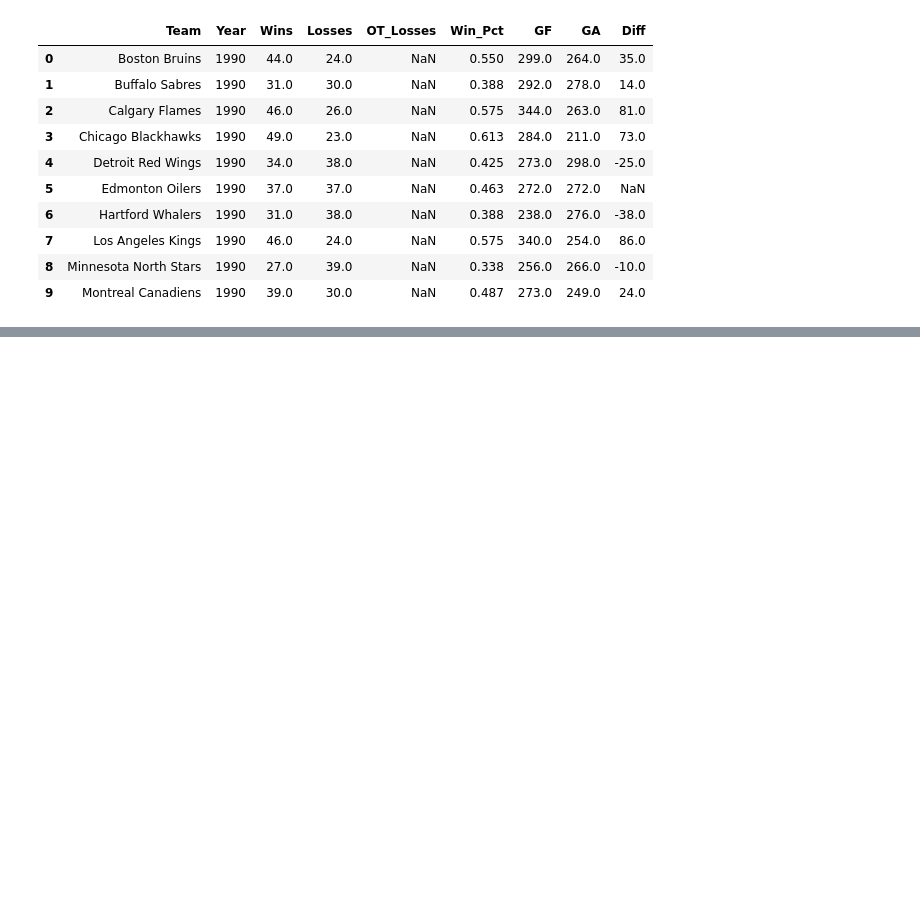
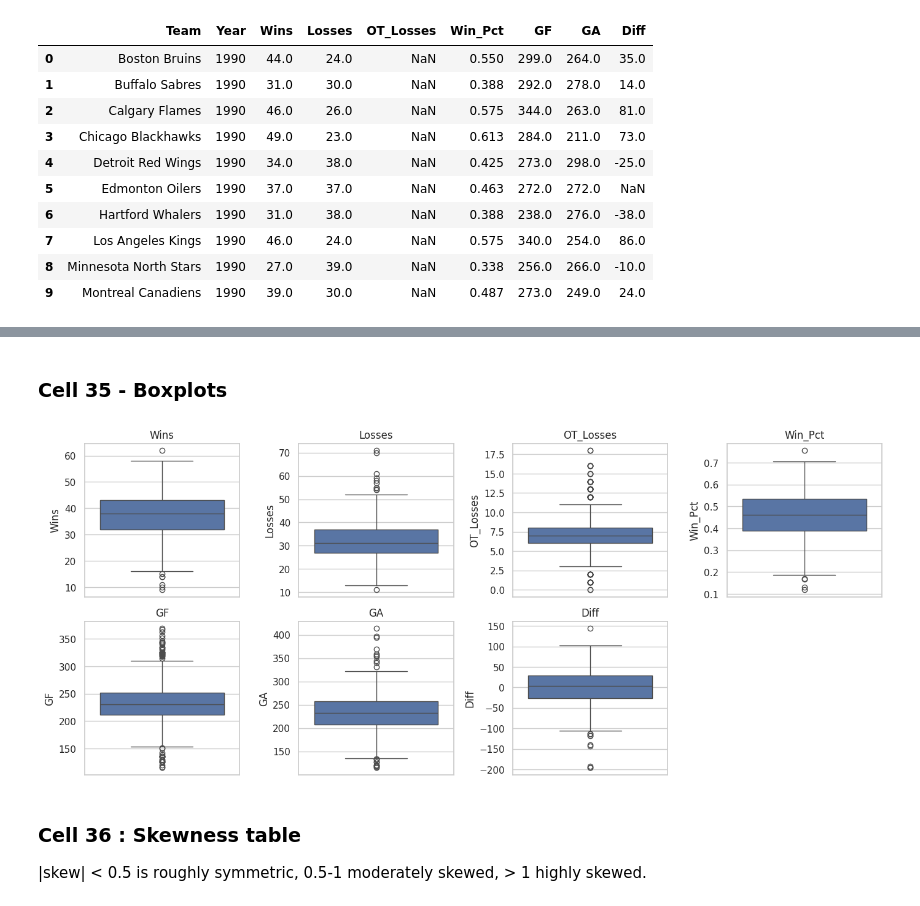
Before and after one commit to nadayali710-spec/Programming-For-AI-Project, a Jupyter notebook: Hockey_Project.ipynb, the cells around one changed output, grey strips where cells are left out. Saved outputs shown, nothing was run; the diff lists cells and outputs as text; code cells hidden in the pictures; blank space fills up the shorter version.

```diff
--- a/Hockey_Project.ipynb
+++ b/Hockey_Project.ipynb
@@ -430,0 +571,15 @@ Raw file unchanged: True
+# %% [markdown]
+### Cell 35 - Boxplots
+# %%
+fig, axes = plt.subplots(2, 4, figsize=(14, 6))
+for ax, col in zip(axes.ravel(), plot_cols):
+    sns.boxplot(y=df_eda[col], ax=ax)
+    ax.set_title(col)
+axes.ravel()[-1].axis("off")
+plt.tight_layout()
+plt.show()
+# %% [output]
+[figure, added]
+# %% [markdown]
+### Cell 36 : Skewness table
+ |skew| < 0.5 is roughly symmetric, 0.5-1 moderately skewed, > 1 highly skewed.
```
Also changed, not shown: parts of 55 cells of this notebook.
